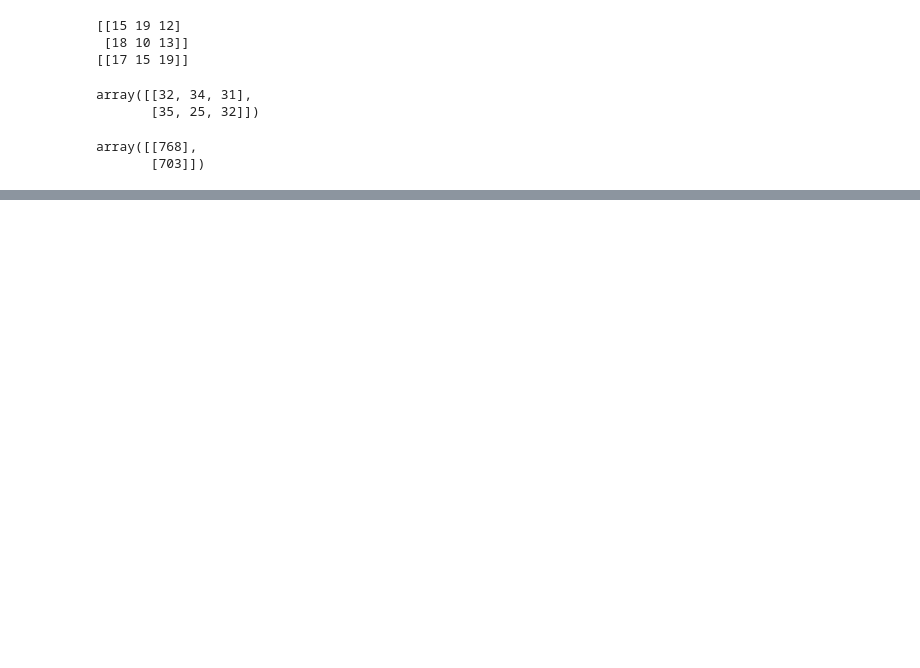
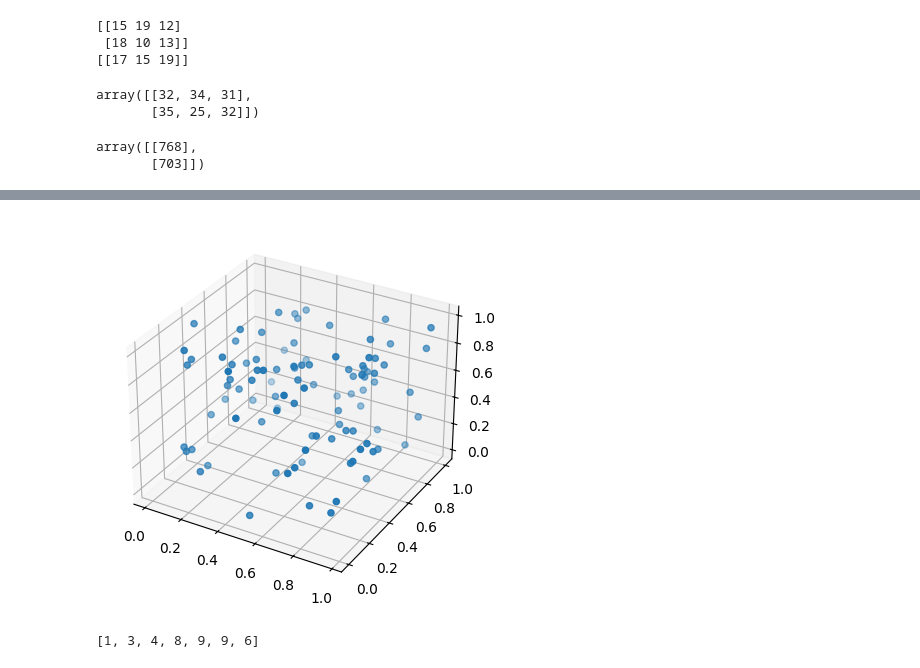
Before and after one commit to open-the-light/dataanalysis50days, a Jupyter notebook: day4.ipynb, the cells around one changed output, grey strips where cells are left out. Saved outputs shown, nothing was run; the diff lists cells and outputs as text; code cells hidden in the pictures; blank space fills up the shorter version.

```diff
--- a/day4.ipynb
+++ b/day4.ipynb
@@ -23,0 +39,9 @@ array([[768],
+# %%
+r4 = (rng.random(size=100), rng.random(size=100), rng.random(size=100))
+# %%
+fig = plt.figure()
+ax = fig.add_subplot(projection='3d')
+ax.scatter(*r4)
+plt.show()
+# %% [output]
+[figure, added]
@@ -23,0 +50,4 @@ array([[768],
+# %%
+[i for o in lst for i in o if i != 0]
+# %% [output]
+[1, 3, 4, 8, 9, 9, 6]
```
Also changed, not shown: parts of 4 cells of this notebook, 3 other files.
